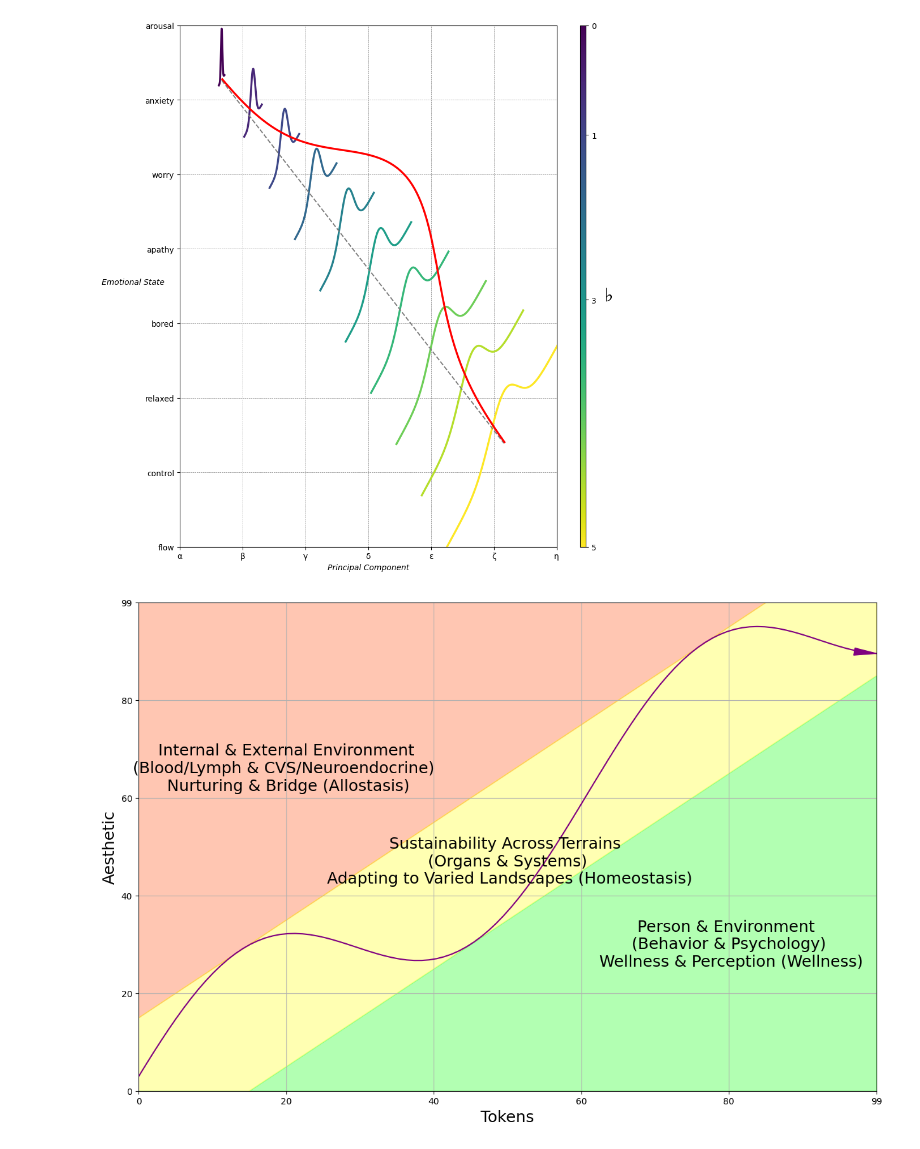
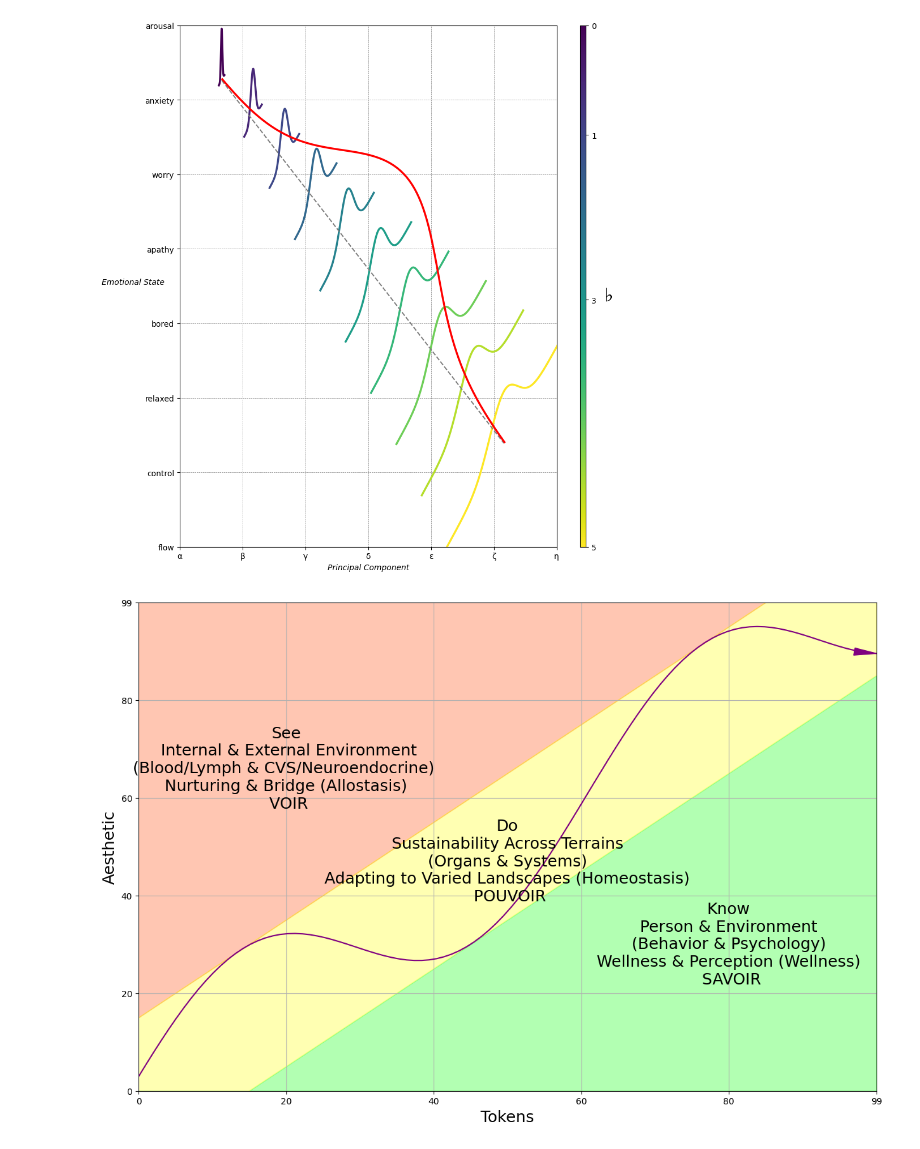
Before and after one commit to abikesa/got, a Jupyter notebook: intro.ipynb, the cells around one changed output. Cells and saved outputs as stored; diff of their text form; code cells hidden in the pictures.

```diff
--- a/intro.ipynb
+++ b/intro.ipynb
@@ -462,37 +462,57 @@ plt.figure(figsize=(15, 10))
 plt.fill_between(skill_levels, yellow_zone_high, 10, color='orangered', alpha=0.3, label='Place/Identification', interpolate=True)
 plt.fill_between(skill_levels, 0, yellow_zone_low, color='lime', alpha=0.3, label='Time/Revelation', interpolate=True)
 plt.fill_between(skill_levels, yellow_zone_low, yellow_zone_high, color='yellow', alpha=0.3, label='Agent/Evolution', interpolate=True)
 
 # Plot the sinusoid function with the diagonal as its axis
 plt.plot(skill_levels, sinusoid, color='purple', linestyle='-')
 
 # Add arrowhead to the sinusoid line
 plt.arrow(skill_levels[-2], sinusoid[-2], skill_levels[-1] - skill_levels[-2], sinusoid[-1] - sinusoid[-2],
           color='purple', length_includes_head=True, head_width=0.15, head_length=0.3)
 
 # Set plot labels and title
 plt.xlabel('Tokens', fontsize=18)
 plt.ylabel('Aesthetic', rotation='vertical', fontsize=18)
 
 # Set plot limits and grid
 plt.xlim(0, 10)
 plt.ylim(0, 10)
 plt.grid(True)
 
+
+
+
+
+
+
+
+
+
+
+
+
+
+
+
+
+
+
+
+
 # Set tick labels
 tick_labels = ['0', '20', '40', '60', '80', '99']
 plt.xticks(np.linspace(0, 10, 6), tick_labels)
 plt.yticks(np.linspace(0, 10, 6), tick_labels)
 
 # Add text annotations to label the areas without shaded background
-plt.text(2, 6.6, 'Internal & External Environment\n (Blood/Lymph & CVS/Neuroendocrine)  \n Nurturing & Bridge (Allostasis)', color='black', ha='center', va='center', fontsize=18)
-plt.text(5, 4.7, 'Sustainability Across Terrains \n (Organs & Systems) \n Adapting to Varied Landscapes (Homeostasis)', color='black', ha='center', va='center', fontsize=18)
-plt.text(8, 3, 'Person & Environment \n (Behavior & Psychology) \n Wellness & Perception (Wellness)', color='black', ha='center', va='center', fontsize=18)
+plt.text(2, 6.6, 'See\n Internal & External Environment\n (Blood/Lymph & CVS/Neuroendocrine)  \n Nurturing & Bridge (Allostasis) \n VOIR', color='black', ha='center', va='center', fontsize=18)
+plt.text(5, 4.7, 'Do\n Sustainability Across Terrains \n (Organs & Systems) \n Adapting to Varied Landscapes (Homeostasis) \n POUVOIR', color='black', ha='center', va='center', fontsize=18)
+plt.text(8, 3, 'Know\n Person & Environment \n (Behavior & Psychology) \n Wellness & Perception (Wellness) \n SAVOIR', color='black', ha='center', va='center', fontsize=18)
 
 # Display the plot
 plt.show()
 # %% [output]
-[figure, old version]
+[figure, new version]
 # %% [markdown]
 The concept of the "tragic aesthetic" has been a topic of interest across various disciplines, from literature and art to philosophy and psychology. At its core, the tragic aesthetic involves an appreciation for stories, artworks, or situations that center on human suffering, moral dilemmas, or the inescapability of fate. Yet, these narratives often carry an undercurrent of beauty or a greater truth that can make the experience of them deeply moving or even cathartic.
 
```
Also changed, not shown: parts of 1 cell of this notebook, 6 other files.
